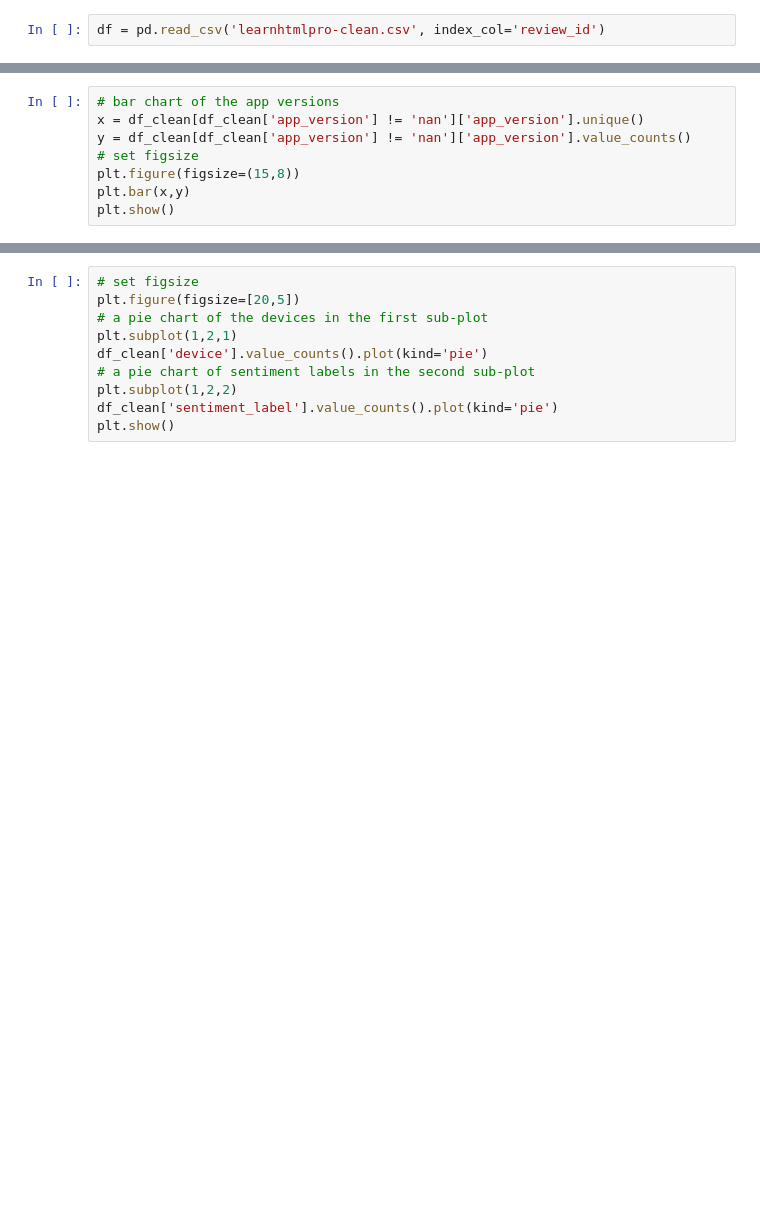
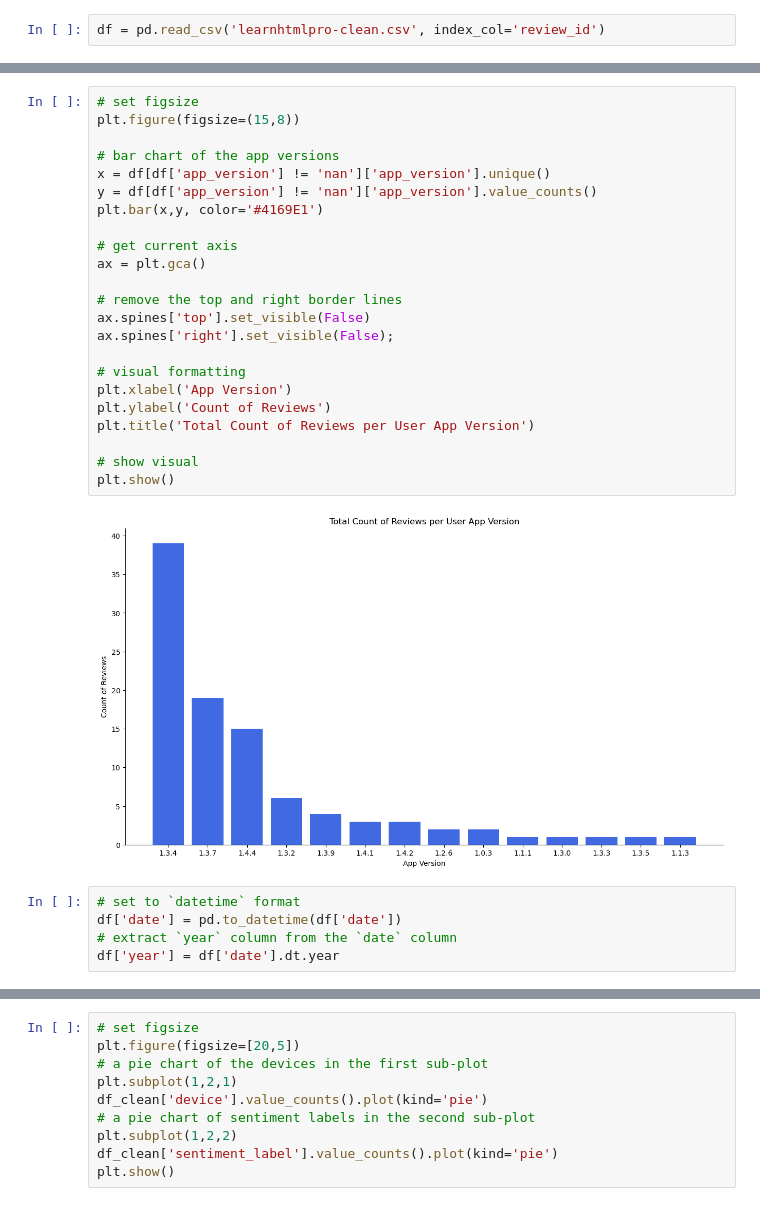
Before and after one commit to ahamzah003/webscrape, a Jupyter notebook: playstore/results.ipynb, the cells around one changed output, grey strips where cells are left out. Drawn from its saved outputs; the diff is of its cells as text; blank space fills up the shorter version.

```diff
--- a/playstore/results.ipynb
+++ b/playstore/results.ipynb
@@ -49,10 +49,32 @@ plt.show()
 # %%
-# bar chart of the app versions
-x = df_clean[df_clean['app_version'] != 'nan']['app_version'].unique()
-y = df_clean[df_clean['app_version'] != 'nan']['app_version'].value_counts()
 # set figsize
 plt.figure(figsize=(15,8))
-plt.bar(x,y)
+
+# bar chart of the app versions
+x = df[df['app_version'] != 'nan']['app_version'].unique()
+y = df[df['app_version'] != 'nan']['app_version'].value_counts()
+plt.bar(x,y, color='#4169E1')
+
+# get current axis
+ax = plt.gca()
+
+# remove the top and right border lines
+ax.spines['top'].set_visible(False)
+ax.spines['right'].set_visible(False);
+
+# visual formatting
+plt.xlabel('App Version')
+plt.ylabel('Count of Reviews')
+plt.title('Total Count of Reviews per User App Version')
+
+# show visual
 plt.show()
+# %% [output]
+[figure, added]
+# %%
+# set to `datetime` format
+df['date'] = pd.to_datetime(df['date'])
+# extract `year` column from the `date` column
+df['year'] = df['date'].dt.year
 # %%
 # set the order index for the bar chart
```
Also changed, not shown: parts of 4 cells of this notebook.
